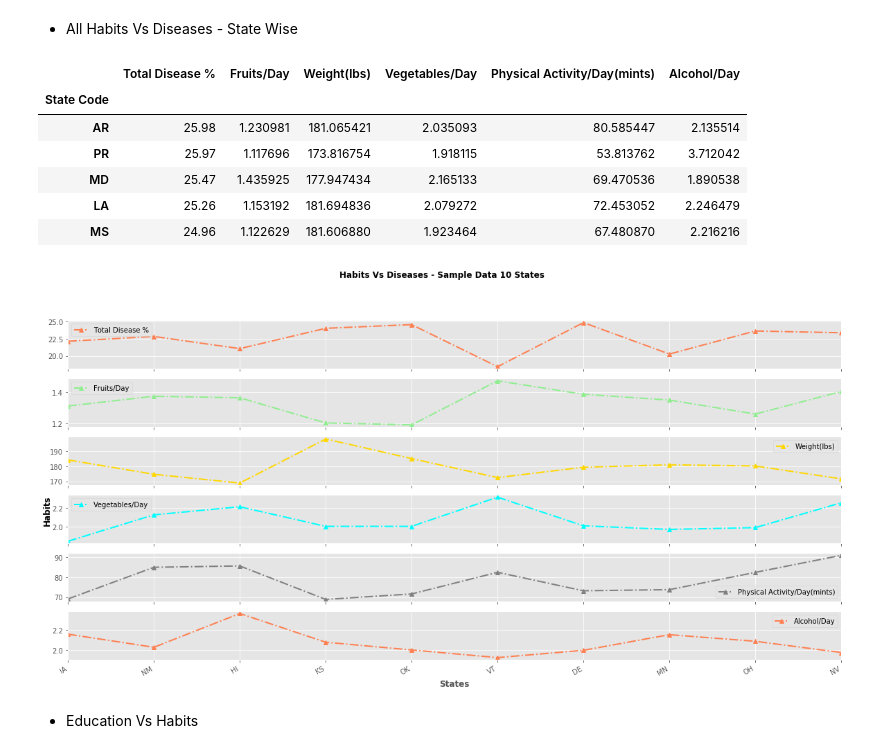
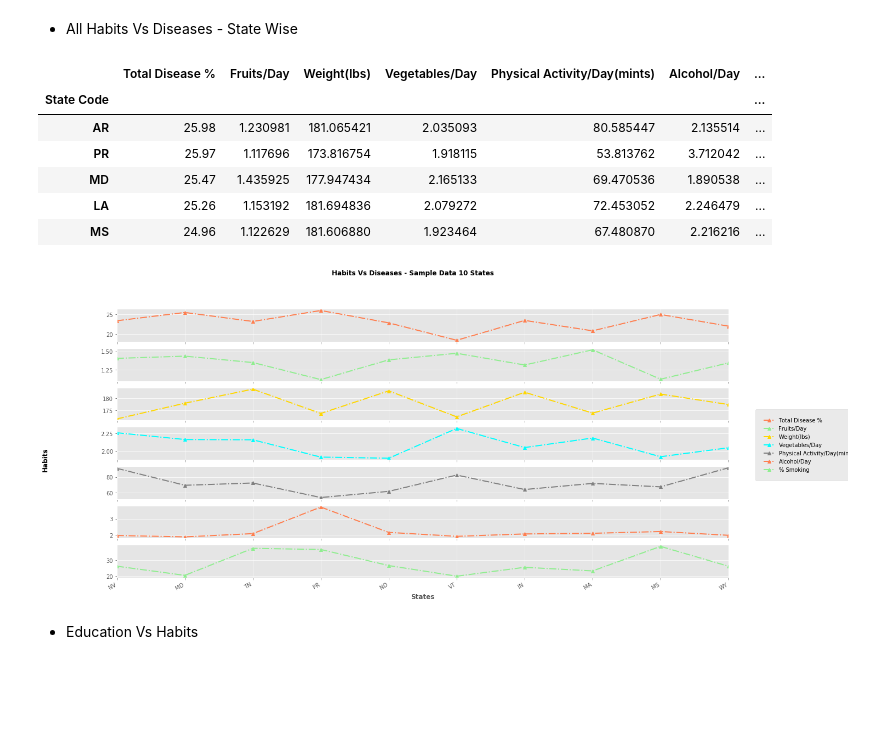
Before and after one commit to ic2019/groupb_project1, a Jupyter notebook: behavior_analysis.ipynb, the cells around one changed output. Saved outputs shown, nothing was run; the diff lists cells and outputs as text; code cells hidden in the pictures; blank space fills up the shorter version.

```diff
--- a/behavior_analysis.ipynb
+++ b/behavior_analysis.ipynb
@@ -362,31 +362,32 @@ pio.write_image(choromap, './Images/data_analysis/top_healthy_10.png')
 * All Habits Vs Diseases - State Wise
 # %%
 # Consolidating all habits related data with state level diseases percentages.
-
-sts = [state_disease_perc, fruits_avg_state, weight_avg_state, vegg_avg_state, avg_physical_activity_state, avg_alcohol_state ]
-state_final = reduce(lambda left,right: pd.merge(left,right,on='State Code'), sts).sort_values('Total Disease %', ascending=False)
+total_smoking_state = behavior_data.groupby("State Code").count()["Smoking"]
+percentage_smoking_state = behavior_data[(behavior_data["Smoking"] =="Every day") |   (behavior_data["Smoking"] =="Some days")].groupby("State Code").count()["Smoking"] / total_smoking_state * 100
+sts = [state_disease_perc, fruits_avg_state, weight_avg_state, vegg_avg_state, avg_physical_activity_state, avg_alcohol_state ,percentage_smoking_state]
+state_final = reduce(lambda left,right: pd.merge(left,right,on='State Code'), sts).sort_values('Total Disease %', ascending=False).rename(columns={"Smoking" : "% Smoking"})
 
 state_final.head()
 # %% [output]
-|  | Total Disease % | Fruits/Day | Weight(lbs) | Vegetables/Day | Physical Activity/Day(mints) | Alcohol/Day |
-| State Code |  |  |  |  |  |  |
-| AR | 25.98 | 1.230981 | 181.065421 | 2.035093 | 80.585447 | 2.135514 |
-| PR | 25.97 | 1.117696 | 173.816754 | 1.918115 | 53.813762 | 3.712042 |
-| MD | 25.47 | 1.435925 | 177.947434 | 2.165133 | 69.470536 | 1.890538 |
-| LA | 25.26 | 1.153192 | 181.694836 | 2.079272 | 72.453052 | 2.246479 |
-| MS | 24.96 | 1.122629 | 181.606880 | 1.923464 | 67.480870 | 2.216216 |
+|  | Total Disease % | Fruits/Day | Weight(lbs) | Vegetables/Day | Physical Activity/Day(mints) | Alcohol/Day | ... |
+| State Code |  |  |  |  |  |  | ... |
+| AR | 25.98 | 1.230981 | 181.065421 | 2.035093 | 80.585447 | 2.135514 | ... |
+| PR | 25.97 | 1.117696 | 173.816754 | 1.918115 | 53.813762 | 3.712042 | ... |
+| MD | 25.47 | 1.435925 | 177.947434 | 2.165133 | 69.470536 | 1.890538 | ... |
+| LA | 25.26 | 1.153192 | 181.694836 | 2.079272 | 72.453052 | 2.246479 | ... |
+| MS | 24.96 | 1.122629 | 181.606880 | 1.923464 | 67.480870 | 2.216216 | ... |
 # %%
 # Plotting the graph
 fig, ax  = plt.subplots(figsize=( 20, 10))
-p1 = state_final.sample(10).plot(ax=ax, subplots=True , sharex=True, colors = color_values, marker ="^", ls="-." ,lw=2 )
-plt.legend(loc = "best")
+p1 = state_final.sample(10).plot(ax=ax, subplots=True , sharex=True, colors = color_values, marker ="^", ls="-." ,lw=2 ,legend=False)
 plt.xlabel("States", fontweight="bold", fontsize="large")
 fig.suptitle("Habits Vs Diseases - Sample Data 10 States", fontweight="bold", fontsize="large")
-fig.text(0.1, 0.5, 'Habits', va='center', rotation='vertical', fontweight="bold", fontsize="large")
+fig.text(0.03, 0.5, 'Habits', va='center', rotation='vertical', fontweight="bold", fontsize="large")
+plt.figlegend(labels = state_final.columns , loc='best', bbox_to_anchor=(1.05,  0.5) ,borderpad=1.5)
 fig.savefig("./Images/data_analysis/states_habits_diseases.png")
 plt.show()
 # %% [output]
-[figure, old version]
+[figure, new version]
 # %% [markdown]
 * Education Vs Habits
 # %%
```
Also changed, not shown: parts of 3 cells of this notebook, 4 other files.
